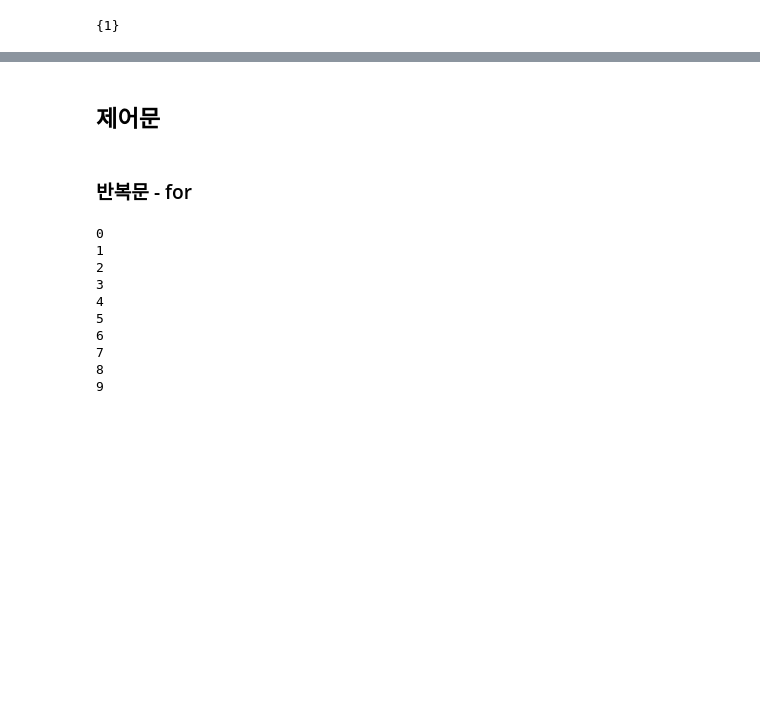
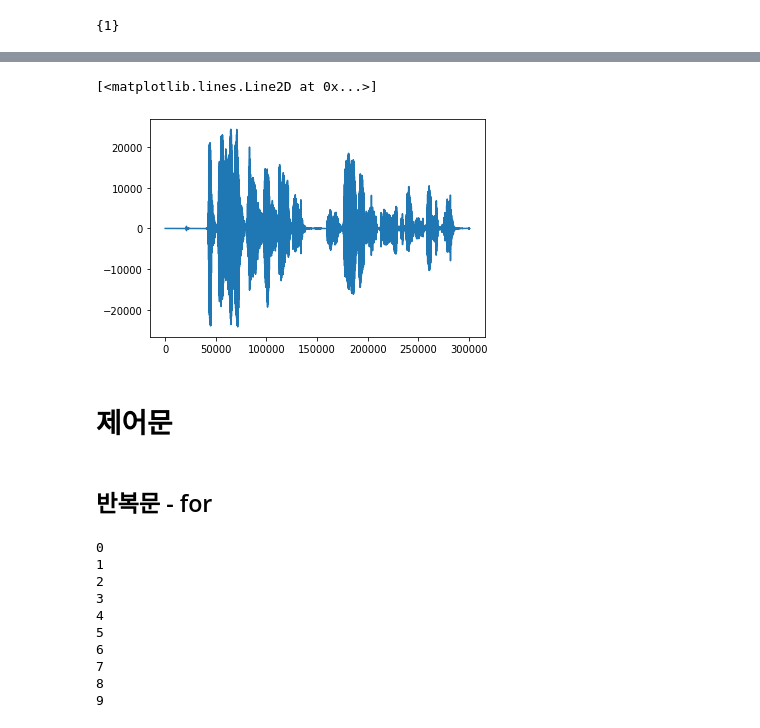
Before and after one commit to trex99/DAVI, a Jupyter notebook: 2주차_Lecture_Code.ipynb, the cells around one changed output, grey strips where cells are left out. Saved outputs shown, nothing was run; the diff lists cells and outputs as text; code cells hidden in the pictures; blank space fills up the shorter version.

```diff
--- a/2주차_Lecture_Code.ipynb
+++ b/2주차_Lecture_Code.ipynb
@@ -356,7 +440,13 @@ print(a - b) # 차집합
+# %%
+import matplotlib.pyplot as plt
+plt.plot(data)
+# %% [output]
+[<matplotlib.lines.Line2D at 0x...>]
+[figure, added]
 # %% [markdown]
-## 제어문
+# 제어문
 # %% [markdown]
-### 반복문 - for
+## 반복문 - for
 # %%
 for x in range(10):
   print(x)
```
Also changed, not shown: parts of 14 cells of this notebook.
